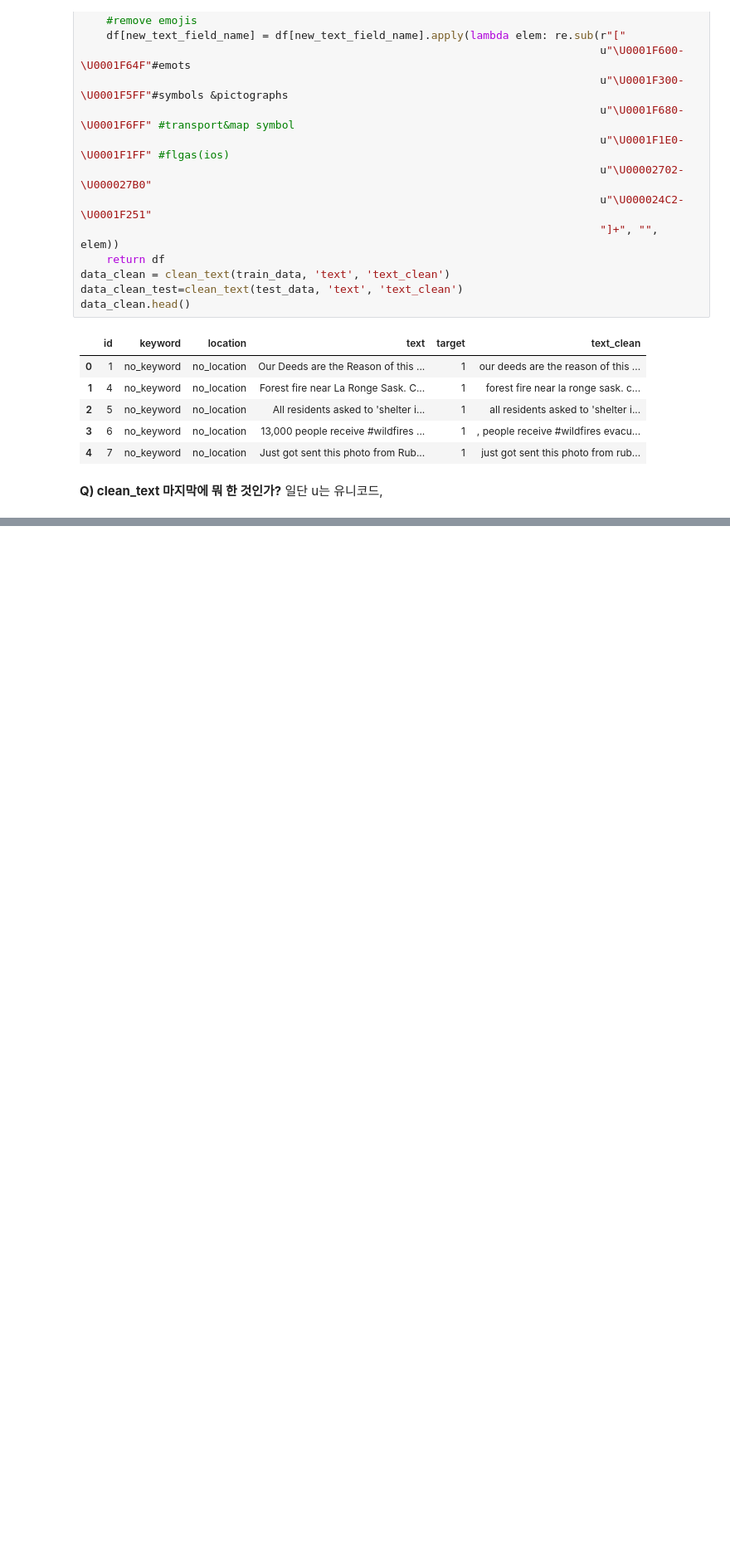
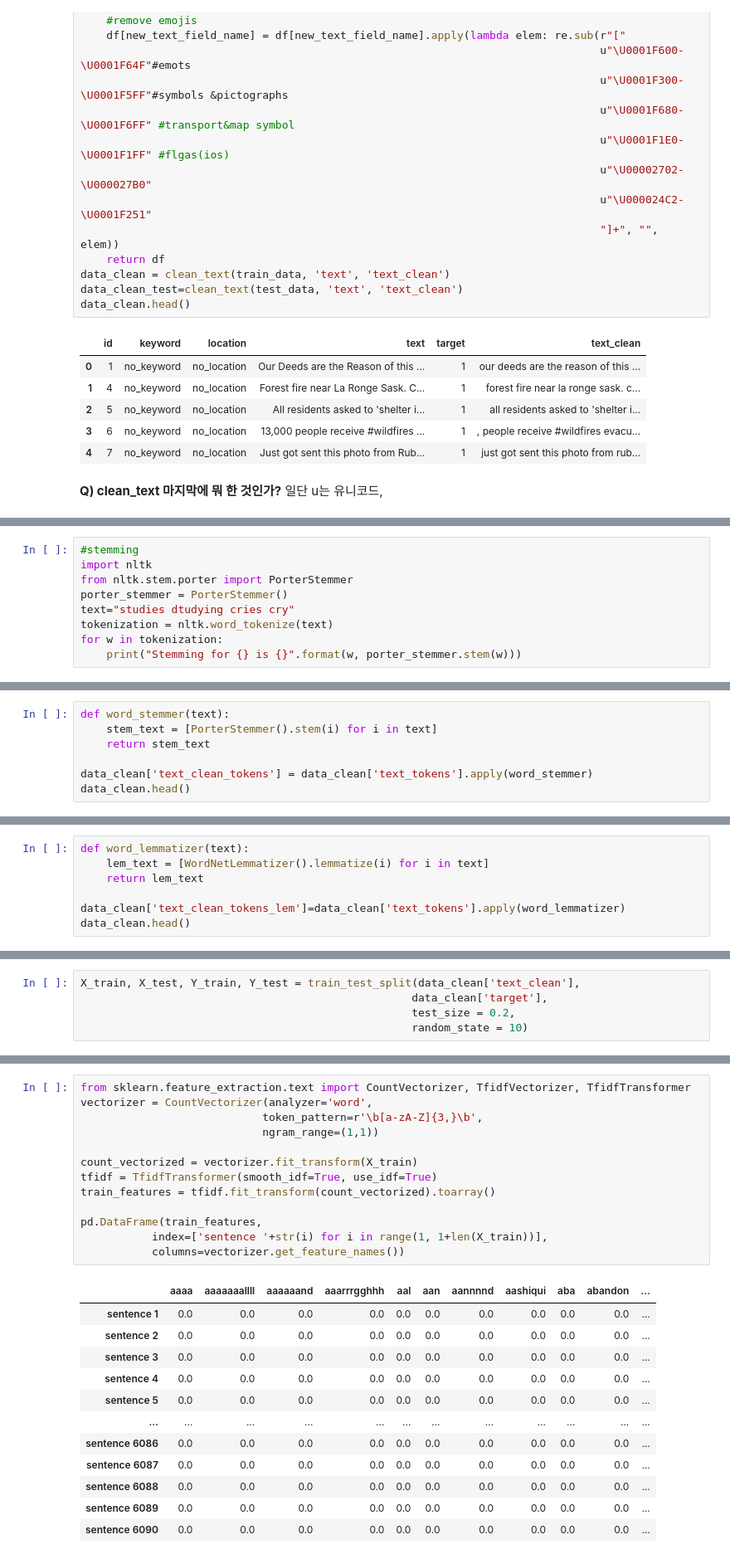
Before and after one commit to chhyyi/aiffel, a Jupyter notebook: kaggle_notebook_copy/mhedhbi-s-nlp-introduction.ipynb, the cells around one changed output, grey strips where cells are left out. Shown at 83% size. Drawn from its saved outputs; the diff is of its cells as text; blank space fills up the shorter version.

```diff
--- a/kaggle_notebook_copy/mhedhbi-s-nlp-introduction.ipynb
+++ b/kaggle_notebook_copy/mhedhbi-s-nlp-introduction.ipynb
@@ -407,0 +443,9 @@ __Q) clean_text 마지막에 뭐 한 것인가?__
+# %%
+#stemming
+import nltk
+from nltk.stem.porter import PorterStemmer
+porter_stemmer = PorterStemmer()
+text="studies dtudying cries cry"
+tokenization = nltk.word_tokenize(text)
+for w in tokenization:
+    print("Stemming for {} is {}".format(w, porter_stemmer.stem(w)))
@@ -407,0 +471,7 @@ __Q) clean_text 마지막에 뭐 한 것인가?__
+# %%
+def word_stemmer(text):
+    stem_text = [PorterStemmer().stem(i) for i in text]
+    return stem_text
+
+data_clean['text_clean_tokens'] = data_clean['text_tokens'].apply(word_stemmer)
+data_clean.head()
@@ -407,0 +485,7 @@ __Q) clean_text 마지막에 뭐 한 것인가?__
+# %%
+def word_lemmatizer(text):
+    lem_text = [WordNetLemmatizer().lemmatize(i) for i in text]
+    return lem_text
+
+data_clean['text_clean_tokens_lem']=data_clean['text_tokens'].apply(word_lemmatizer)
+data_clean.head()
@@ -407,0 +508,5 @@ __Q) clean_text 마지막에 뭐 한 것인가?__
+# %%
+X_train, X_test, Y_train, Y_test = train_test_split(data_clean['text_clean'],
+                                                   data_clean['target'],
+                                                   test_size = 0.2,
+                                                   random_state = 10)
@@ -407,0 +645,26 @@ __Q) clean_text 마지막에 뭐 한 것인가?__
+# %%
+from sklearn.feature_extraction.text import CountVectorizer, TfidfVectorizer, TfidfTransformer
+vectorizer = CountVectorizer(analyzer='word',
+                            token_pattern=r'\b[a-zA-Z]{3,}\b',
+                            ngram_range=(1,1))
+
+count_vectorized = vectorizer.fit_transform(X_train)
+tfidf = TfidfTransformer(smooth_idf=True, use_idf=True)
+train_features = tfidf.fit_transform(count_vectorized).toarray()
+
+pd.DataFrame(train_features,
+           index=['sentence '+str(i) for i in range(1, 1+len(X_train))],
+           columns=vectorizer.get_feature_names())
+# %% [output]
+|  | aaaa | aaaaaaallll | aaaaaand | aaarrrgghhh | aal | aan | aannnnd | aashiqui | aba | abandon | ... |
+| sentence 1 | 0.0 | 0.0 | 0.0 | 0.0 | 0.0 | 0.0 | 0.0 | 0.0 | 0.0 | 0.0 | ... |
+| sentence 2 | 0.0 | 0.0 | 0.0 | 0.0 | 0.0 | 0.0 | 0.0 | 0.0 | 0.0 | 0.0 | ... |
+| sentence 3 | 0.0 | 0.0 | 0.0 | 0.0 | 0.0 | 0.0 | 0.0 | 0.0 | 0.0 | 0.0 | ... |
+| sentence 4 | 0.0 | 0.0 | 0.0 | 0.0 | 0.0 | 0.0 | 0.0 | 0.0 | 0.0 | 0.0 | ... |
+| sentence 5 | 0.0 | 0.0 | 0.0 | 0.0 | 0.0 | 0.0 | 0.0 | 0.0 | 0.0 | 0.0 | ... |
+| ... | ... | ... | ... | ... | ... | ... | ... | ... | ... | ... | ... |
+| sentence 6086 | 0.0 | 0.0 | 0.0 | 0.0 | 0.0 | 0.0 | 0.0 | 0.0 | 0.0 | 0.0 | ... |
+| sentence 6087 | 0.0 | 0.0 | 0.0 | 0.0 | 0.0 | 0.0 | 0.0 | 0.0 | 0.0 | 0.0 | ... |
+| sentence 6088 | 0.0 | 0.0 | 0.0 | 0.0 | 0.0 | 0.0 | 0.0 | 0.0 | 0.0 | 0.0 | ... |
+| sentence 6089 | 0.0 | 0.0 | 0.0 | 0.0 | 0.0 | 0.0 | 0.0 | 0.0 | 0.0 | 0.0 | ... |
+| sentence 6090 | 0.0 | 0.0 | 0.0 | 0.0 | 0.0 | 0.0 | 0.0 | 0.0 | 0.0 | 0.0 | ... |
```
Also changed, not shown: parts of 47 cells of this notebook.
